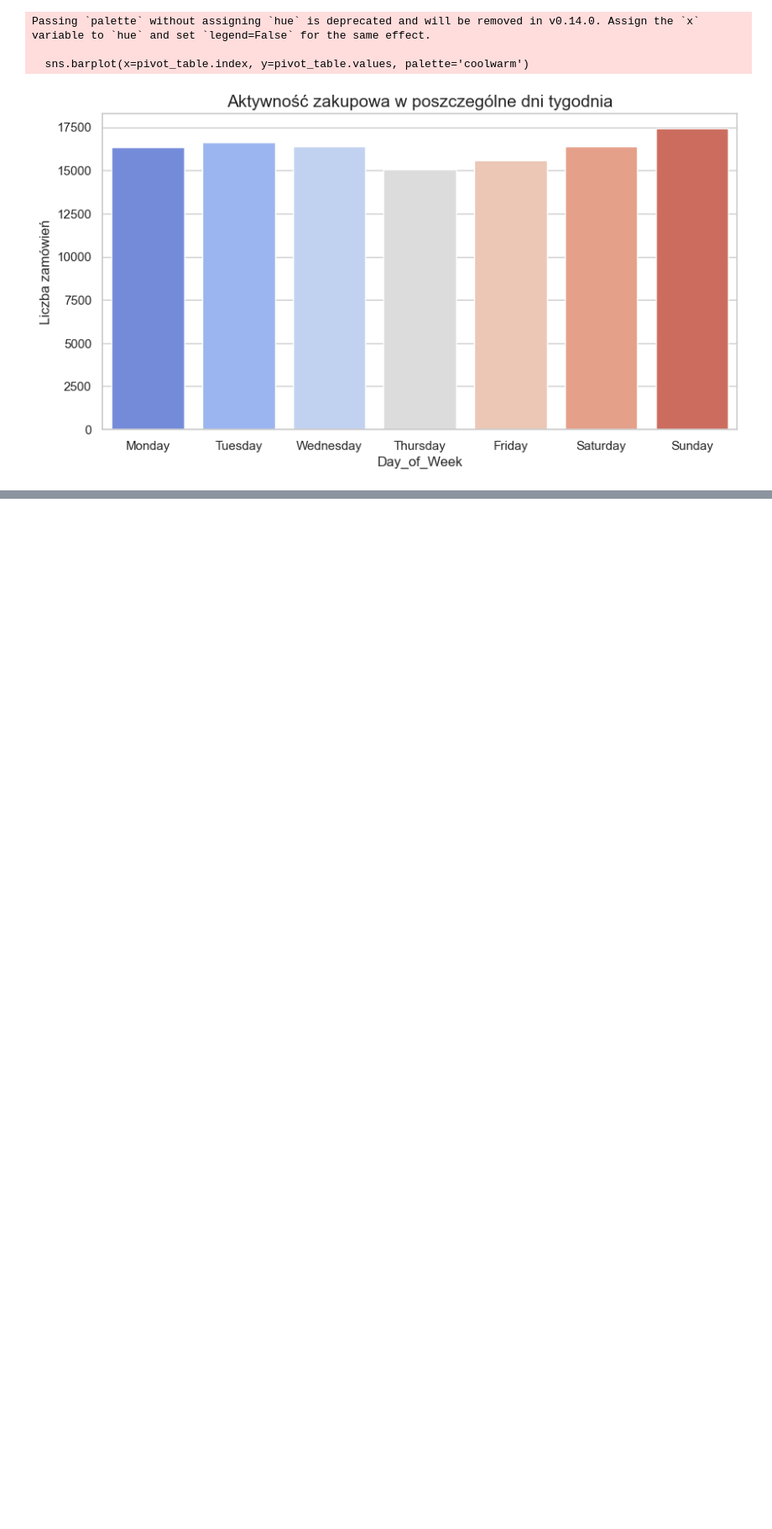
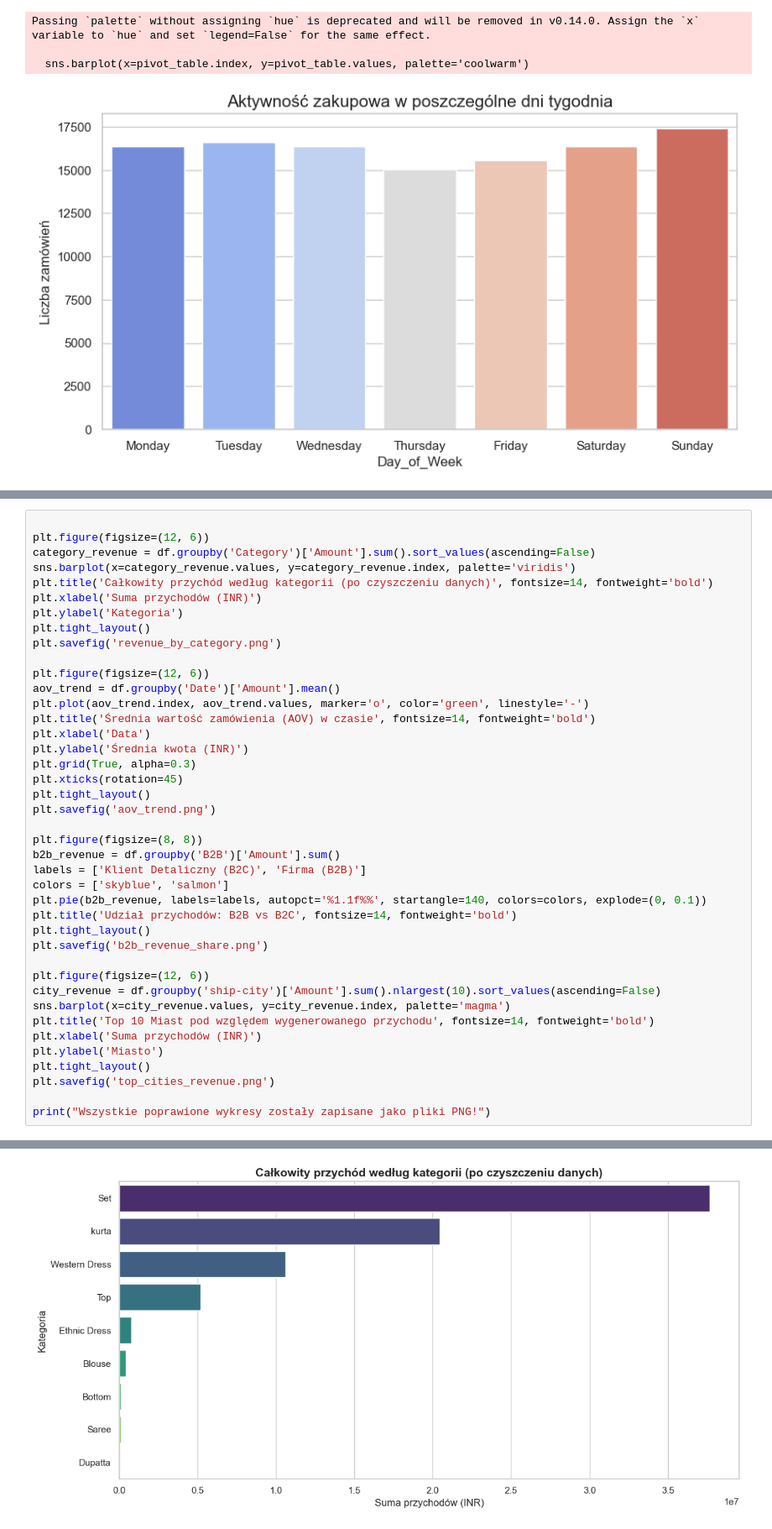
Before and after one commit to Olaf1001/E-commerce-dataset-analysis, a Jupyter notebook: Analiza.ipynb, the cells around one changed output, grey strips where cells are left out. Shown at 84% size. Saved outputs shown, nothing was run; the diff lists cells and outputs as text; blank space fills up the shorter version.

```diff
--- a/Analiza.ipynb
+++ b/Analiza.ipynb
@@ -496,0 +495,42 @@ Macierz wykresów rozrzutu (ten deszcz kropek) potwierdza że między danymi nie
+# %%
+
+plt.figure(figsize=(12, 6))
+category_revenue = df.groupby('Category')['Amount'].sum().sort_values(ascending=False)
+sns.barplot(x=category_revenue.values, y=category_revenue.index, palette='viridis')
+plt.title('Całkowity przychód według kategorii (po czyszczeniu danych)', fontsize=14, fontweight='bold')
+plt.xlabel('Suma przychodów (INR)')
+plt.ylabel('Kategoria')
+plt.tight_layout()
+plt.savefig('revenue_by_category.png')
+
+plt.figure(figsize=(12, 6))
+aov_trend = df.groupby('Date')['Amount'].mean()
+plt.plot(aov_trend.index, aov_trend.values, marker='o', color='green', linestyle='-')
+plt.title('Średnia wartość zamówienia (AOV) w czasie', fontsize=14, fontweight='bold')
+plt.xlabel('Data')
+plt.ylabel('Średnia kwota (INR)')
+plt.grid(True, alpha=0.3)
+plt.xticks(rotation=45)
+plt.tight_layout()
+plt.savefig('aov_trend.png')
+
+plt.figure(figsize=(8, 8))
+b2b_revenue = df.groupby('B2B')['Amount'].sum()
+labels = ['Klient Detaliczny (B2C)', 'Firma (B2B)']
+colors = ['skyblue', 'salmon']
+plt.pie(b2b_revenue, labels=labels, autopct='%1.1f%%', startangle=140, colors=colors, explode=(0, 0.1))
+plt.title('Udział przychodów: B2B vs B2C', fontsize=14, fontweight='bold')
+plt.tight_layout()
+plt.savefig('b2b_revenue_share.png')
+
+plt.figure(figsize=(12, 6))
+city_revenue = df.groupby('ship-city')['Amount'].sum().nlargest(10).sort_values(ascending=False)
+sns.barplot(x=city_revenue.values, y=city_revenue.index, palette='magma')
+plt.title('Top 10 Miast pod względem wygenerowanego przychodu', fontsize=14, fontweight='bold')
+plt.xlabel('Suma przychodów (INR)')
+plt.ylabel('Miasto')
+plt.tight_layout()
+plt.savefig('top_cities_revenue.png')
+
+print("Wszystkie poprawione wykresy zostały zapisane jako pliki PNG!")
+# %% [output]
@@ -496,0 +544 @@ Macierz wykresów rozrzutu (ten deszcz kropek) potwierdza że między danymi nie
+[figure, added]
```
Also changed, not shown: parts of 10 cells of this notebook.
